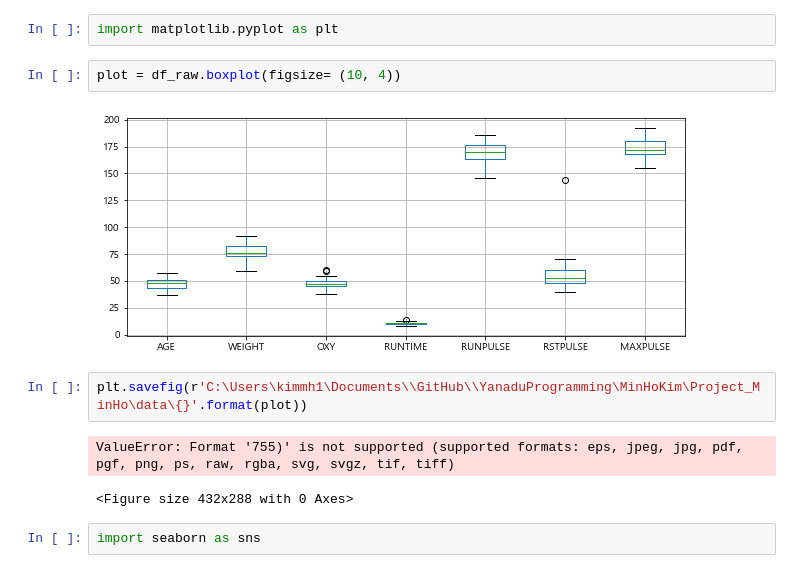
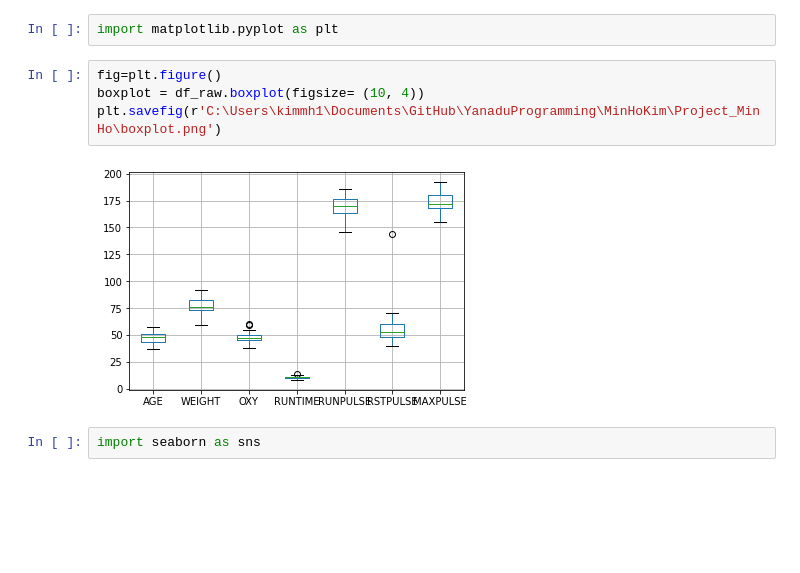
Before and after one commit to gerald-park/YanaduProgramming, a Jupyter notebook: MinHoKim/Project_MinHo/Basic.ipynb, the cells around one changed output. Cells and saved outputs as stored; diff of their text form; blank space fills up the shorter version.

```diff
--- a/MinHoKim/Project_MinHo/Basic.ipynb
+++ b/MinHoKim/Project_MinHo/Basic.ipynb
@@ -440,14 +433,11 @@ df_raw.head(
 # %%
 import matplotlib.pyplot as plt
-# %%
-plot = df_raw.boxplot(figsize= (10, 4))
-# %% [output]
-[figure, removed]
 # %%
-plt.savefig(r'C:\Users\kimmh1\Documents\\GitHub\\YanaduProgramming\MinHoKim\Project_MinHo\data\{}'.format(plot))
+fig=plt.figure()
+boxplot = df_raw.boxplot(figsize= (10, 4))
+plt.savefig(r'C:\Users\kimmh1\Documents\GitHub\YanaduProgramming\MinHoKim\Project_MinHo\boxplot.png')
 # %% [output]
-ValueError: Format '755)' is not supported (supported formats: eps, jpeg, jpg, pdf, pgf, png, ps, raw, rgba, svg, svgz, tif, tiff)
-<Figure size 432x288 with 0 Axes>
+[figure, added]
 # %%
 import seaborn as sns
 # %%
```
Also changed, not shown: parts of 1 cell of this notebook, 1 other file.
